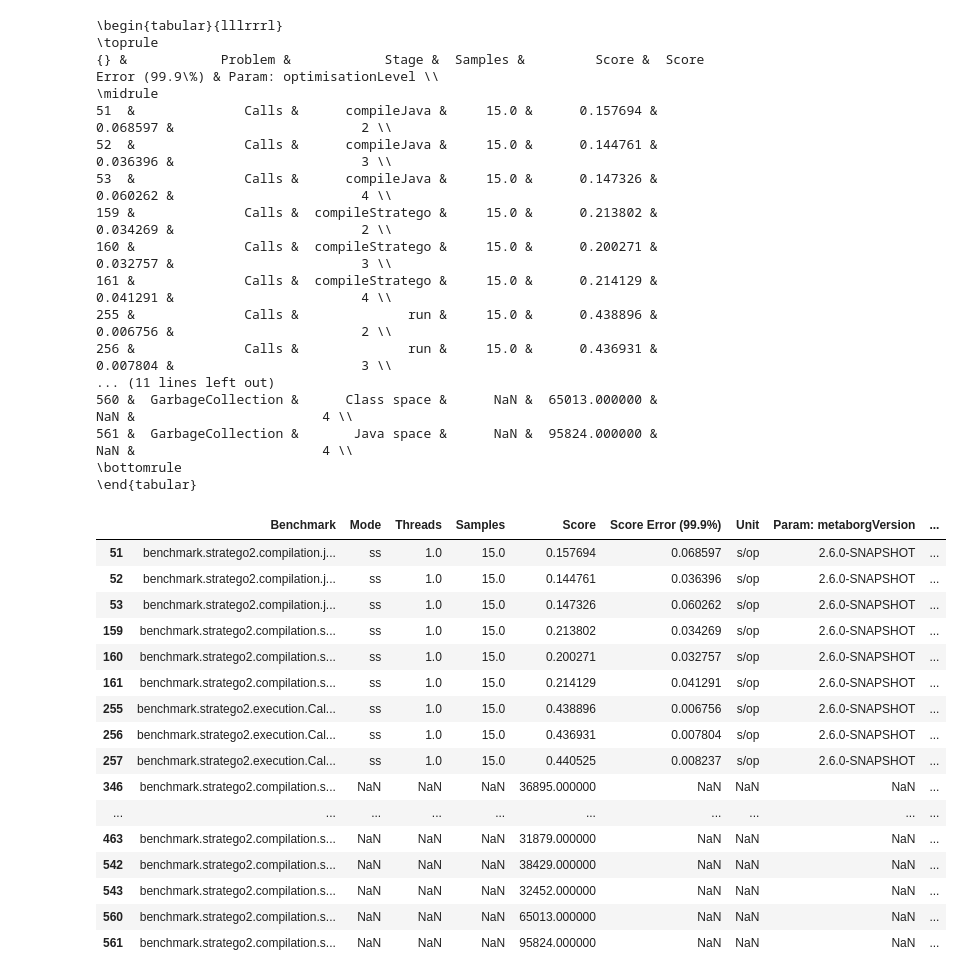
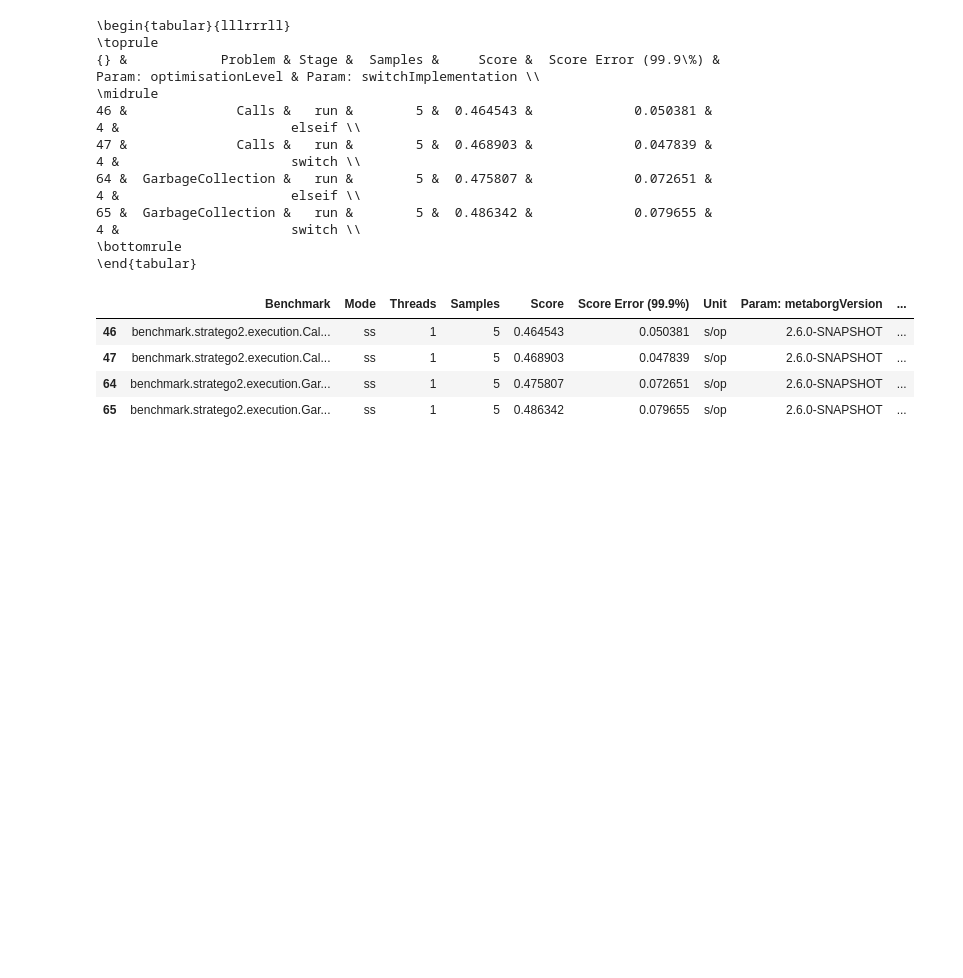
Before and after one commit to metaborg/stratego, a Jupyter notebook: stratego.build.spoofax2.benchmark/analysis/Example plots.ipynb, the cells around one changed output. Saved outputs shown, nothing was run; the diff lists cells and outputs as text; code cells hidden in the pictures; blank space fills up the shorter version.

```diff
--- a/stratego.build.spoofax2.benchmark/analysis/Example plots.ipynb
+++ b/stratego.build.spoofax2.benchmark/analysis/Example plots.ipynb
@@ -16,9 +16,11 @@ if not(os.path.exists(PLOT_DIR)):
 # %%
 # Load data
 results_files = [
-    "20210915-162804.csv",
-    "20210915-111700.csv",
-    "results-compilespace.csv",
+    "20211007-135249.csv",
+#     "20211007-084741.csv", # benchsym switch backend
+#     "20211006-143434.csv", # more problem swtich backend
+#     "20210915-111700.csv",
+#     "results-compilespace.csv",
 ]
 
 df_raw = pd.concat(map(lambda f: pd.read_csv(f"results/{f}"), results_files), ignore_index=True)
@@ -72,3 +156,30 @@ df["Problem"] = df["Benchmark"].str.split('.').map(lambda l: l[-2])
+# %%
+import re
+import os
+
+# Add number of unique constructors to problems
+# cons_regex_pat = r"\bconstructors\b\W*(?:\s*(\w*)\s*:.*\s*)*\W*\brules\b"
+
+cons_area_regex = r"^\s*constructors\s*$((?:.*\n)*)^\s*rules\s*$"
+cons_area_pat = re.compile(cons_area_regex, re.MULTILINE)
+
+cons_regex = r"\w+\s*:.*\S"
+cons_pat = re.compile(cons_regex)
+
+def find_constructors(p):
+    cons_areas = cons_area_pat.findall(p)
+    cons_groups = list(map(cons_pat.findall, cons_areas))
+    conses = set().union(*cons_groups)
+    return conses
+
+def count_constructors_in_file(program_name):
+    p_program = os.path.join("..", "src", "main", "resources", program_name + ".str2")
+    with open(p_program, 'r') as f_program:
+        contents = f_program.read()
+        conses = find_constructors(contents)
+        return len(conses)
+
+df["Number of constructors"] = (df["Problem"].str.lower() + df["Param: problemSize"].astype("str").mask(df["Param: problemSize"]==-1, "")).map(count_constructors_in_file)
 # %%
 ## Plot-specific settings
 configs = [
@@ -179,43 +396,24 @@ for problem in ["Benchexpr", "Bubblesort", "Hanoi"]:
 # %%
 df_unscaledproblem = df[df["Param: problemSize"] == -1]
 
 print(df_unscaledproblem.to_latex(
-    columns=["Problem", "Stage", "Samples", "Score", "Score Error (99.9%)", "Param: optimisationLevel"]
+    columns=["Problem", "Stage", "Samples", "Score", "Score Error (99.9%)", "Param: optimisationLevel", "Param: switchImplementation"]
 ))
 
 df_unscaledproblem
 # %% [output]
-\begin{tabular}{lllrrrl}
+\begin{tabular}{lllrrrll}
 \toprule
-{} &            Problem &            Stage &  Samples &         Score &  Score Error (99.9\%) & Param: optimisationLevel \\
+{} &            Problem & Stage &  Samples &     Score &  Score Error (99.9\%) & Param: optimisationLevel & Param: switchImplementation \\
 \midrule
-51  &              Calls &      compileJava &     15.0 &      0.157694 &             0.068597 &                        2 \\
-52  &              Calls &      compileJava &     15.0 &      0.144761 &             0.036396 &                        3 \\
-53  &              Calls &      compileJava &     15.0 &      0.147326 &             0.060262 &                        4 \\
-159 &              Calls &  compileStratego &     15.0 &      0.213802 &             0.034269 &                        2 \\
-160 &              Calls &  compileStratego &     15.0 &      0.200271 &             0.032757 &                        3 \\
-161 &              Calls &  compileStratego &     15.0 &      0.214129 &             0.041291 &                        4 \\
-255 &              Calls &              run &     15.0 &      0.438896 &             0.006756 &                        2 \\
-256 &              Calls &              run &     15.0 &      0.436931 &             0.007804 &                        3 \\
-... (11 lines left out)
-560 &  GarbageCollection &      Class space &      NaN &  65013.000000 &                  NaN &                        4 \\
-561 &  GarbageCollection &       Java space &      NaN &  95824.000000 &                  NaN &                        4 \\
+46 &              Calls &   run &        5 &  0.464543 &             0.050381 &                        4 &                      elseif \\
+47 &              Calls &   run &        5 &  0.468903 &             0.047839 &                        4 &                      switch \\
+64 &  GarbageCollection &   run &        5 &  0.475807 &             0.072651 &                        4 &                      elseif \\
+65 &  GarbageCollection &   run &        5 &  0.486342 &             0.079655 &                        4 &                      switch \\
 \bottomrule
 \end{tabular}
 |  | Benchmark | Mode | Threads | Samples | Score | Score Error (99.9%) | Unit | Param: metaborgVersion | ... |
-| 51 | benchmark.stratego2.compilation.j... | ss | 1.0 | 15.0 | 0.157694 | 0.068597 | s/op | 2.6.0-SNAPSHOT | ... |
-| 52 | benchmark.stratego2.compilation.j... | ss | 1.0 | 15.0 | 0.144761 | 0.036396 | s/op | 2.6.0-SNAPSHOT | ... |
-| 53 | benchmark.stratego2.compilation.j... | ss | 1.0 | 15.0 | 0.147326 | 0.060262 | s/op | 2.6.0-SNAPSHOT | ... |
-| 159 | benchmark.stratego2.compilation.s... | ss | 1.0 | 15.0 | 0.213802 | 0.034269 | s/op | 2.6.0-SNAPSHOT | ... |
-| 160 | benchmark.stratego2.compilation.s... | ss | 1.0 | 15.0 | 0.200271 | 0.032757 | s/op | 2.6.0-SNAPSHOT | ... |
-| 161 | benchmark.stratego2.compilation.s... | ss | 1.0 | 15.0 | 0.214129 | 0.041291 | s/op | 2.6.0-SNAPSHOT | ... |
-| 255 | benchmark.stratego2.execution.Cal... | ss | 1.0 | 15.0 | 0.438896 | 0.006756 | s/op | 2.6.0-SNAPSHOT | ... |
-| 256 | benchmark.stratego2.execution.Cal... | ss | 1.0 | 15.0 | 0.436931 | 0.007804 | s/op | 2.6.0-SNAPSHOT | ... |
-| 257 | benchmark.stratego2.execution.Cal... | ss | 1.0 | 15.0 | 0.440525 | 0.008237 | s/op | 2.6.0-SNAPSHOT | ... |
-| 346 | benchmark.stratego2.compilation.s... | NaN | NaN | NaN | 36895.000000 | NaN | NaN | NaN | ... |
-| ... | ... | ... | ... | ... | ... | ... | ... | ... | ... |
-| 463 | benchmark.stratego2.compilation.s... | NaN | NaN | NaN | 31879.000000 | NaN | NaN | NaN | ... |
-| 542 | benchmark.stratego2.compilation.s... | NaN | NaN | NaN | 38429.000000 | NaN | NaN | NaN | ... |
-| 543 | benchmark.stratego2.compilation.s... | NaN | NaN | NaN | 32452.000000 | NaN | NaN | NaN | ... |
-| 560 | benchmark.stratego2.compilation.s... | NaN | NaN | NaN | 65013.000000 | NaN | NaN | NaN | ... |
-| 561 | benchmark.stratego2.compilation.s... | NaN | NaN | NaN | 95824.000000 | NaN | NaN | NaN | ... |
+| 46 | benchmark.stratego2.execution.Cal... | ss | 1 | 5 | 0.464543 | 0.050381 | s/op | 2.6.0-SNAPSHOT | ... |
+| 47 | benchmark.stratego2.execution.Cal... | ss | 1 | 5 | 0.468903 | 0.047839 | s/op | 2.6.0-SNAPSHOT | ... |
+| 64 | benchmark.stratego2.execution.Gar... | ss | 1 | 5 | 0.475807 | 0.072651 | s/op | 2.6.0-SNAPSHOT | ... |
+| 65 | benchmark.stratego2.execution.Gar... | ss | 1 | 5 | 0.486342 | 0.079655 | s/op | 2.6.0-SNAPSHOT | ... |
```
Also changed, not shown: parts of 13 cells of this notebook, 16 other files.
